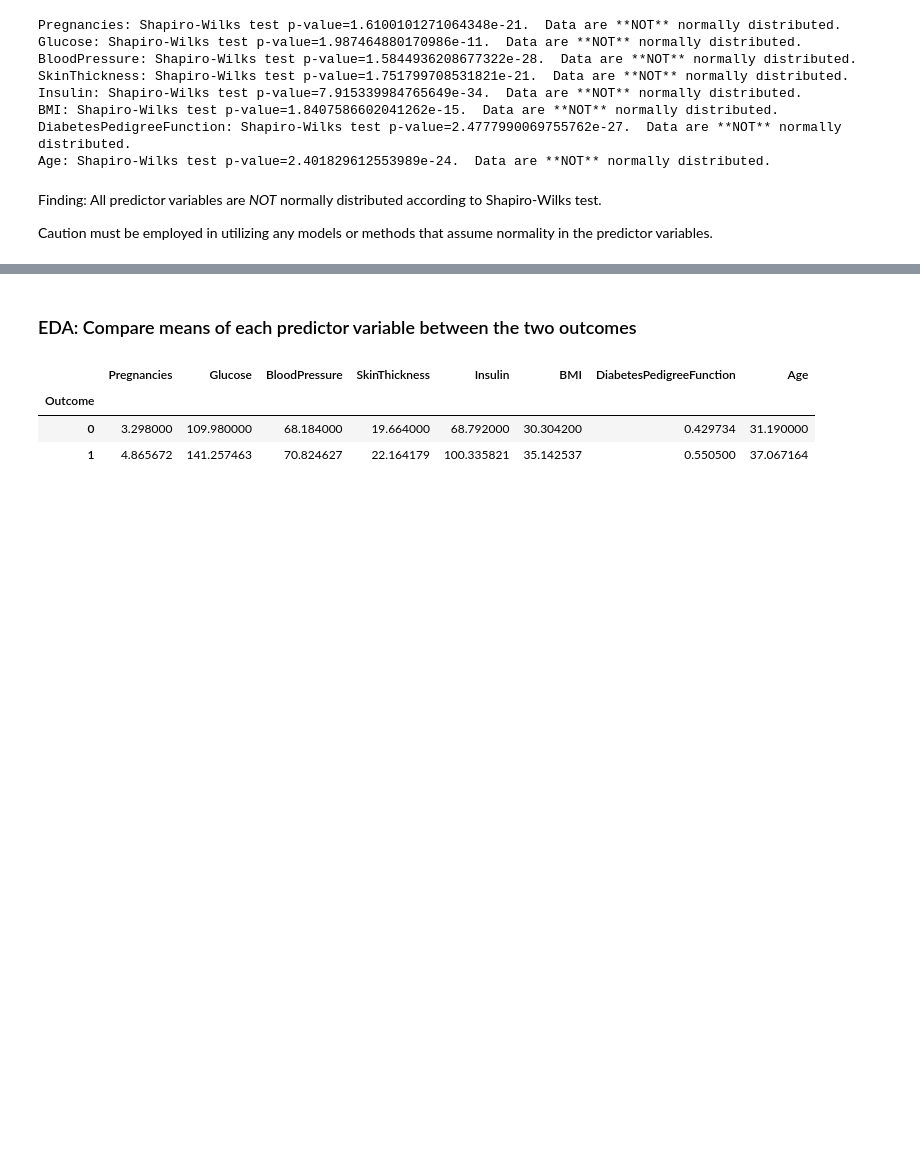
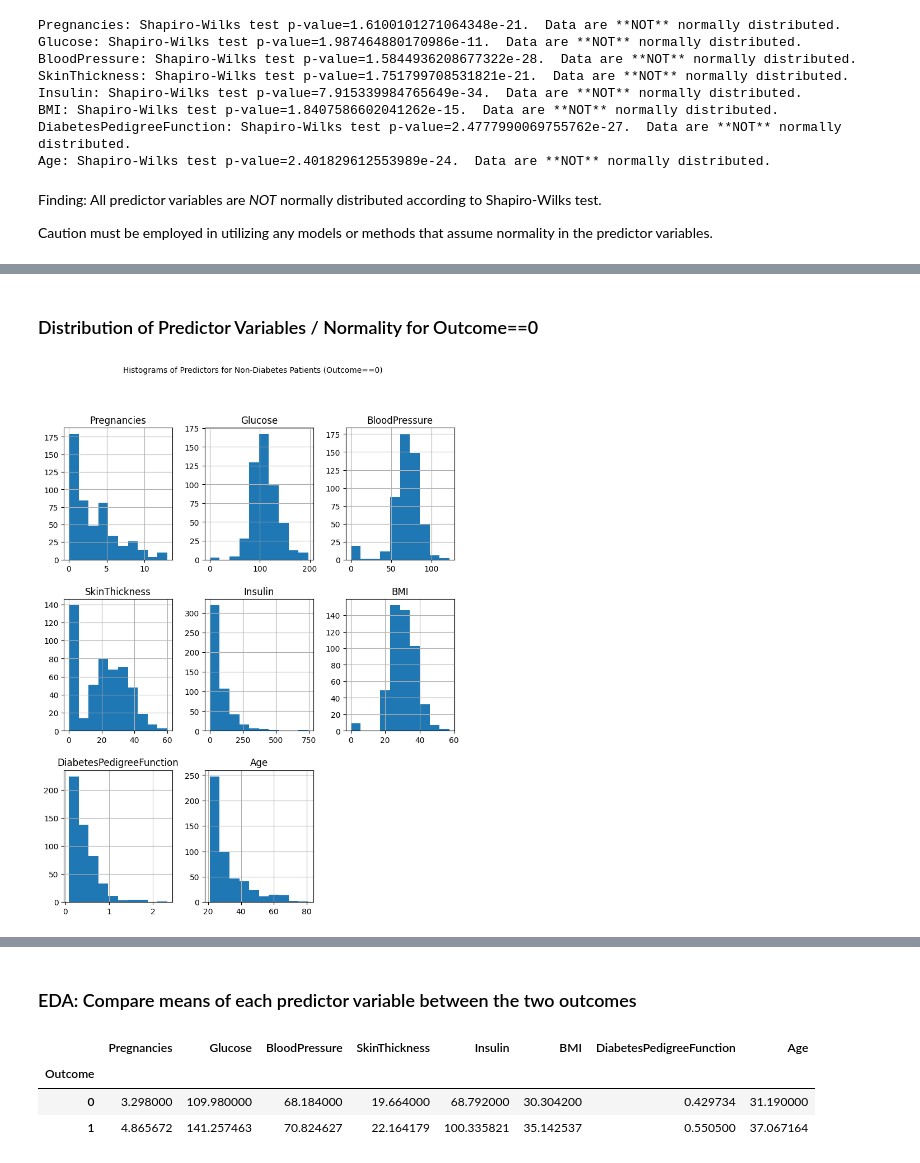
Before and after one commit to jtwleung/Project-Supervised-Machine-Learning, a Jupyter notebook: Supervised Learning - Project.ipynb, the cells around one changed output, grey strips where cells are left out. Drawn from its saved outputs; the diff is of its cells as text; code cells hidden in the pictures; blank space fills up the shorter version.

```diff
--- a/Supervised Learning - Project.ipynb
+++ b/Supervised Learning - Project.ipynb
@@ -240,0 +280,9 @@ Caution must be employed in utilizing any models or methods that assume normalit
+# %% [markdown]
+### Distribution of Predictor Variables / Normality for Outcome==0
+# %%
+# Plot distributions of all numerical columns
+nondiabetes_df[predictors].hist(bins=10, figsize=(9, 11))
+plt.suptitle('Histograms of Predictors for Non-Diabetes Patients (Outcome==0)', fontsize=10)
+plt.show()
+# %% [output]
+[figure, added]
```
Also changed, not shown: parts of 37 cells of this notebook.
